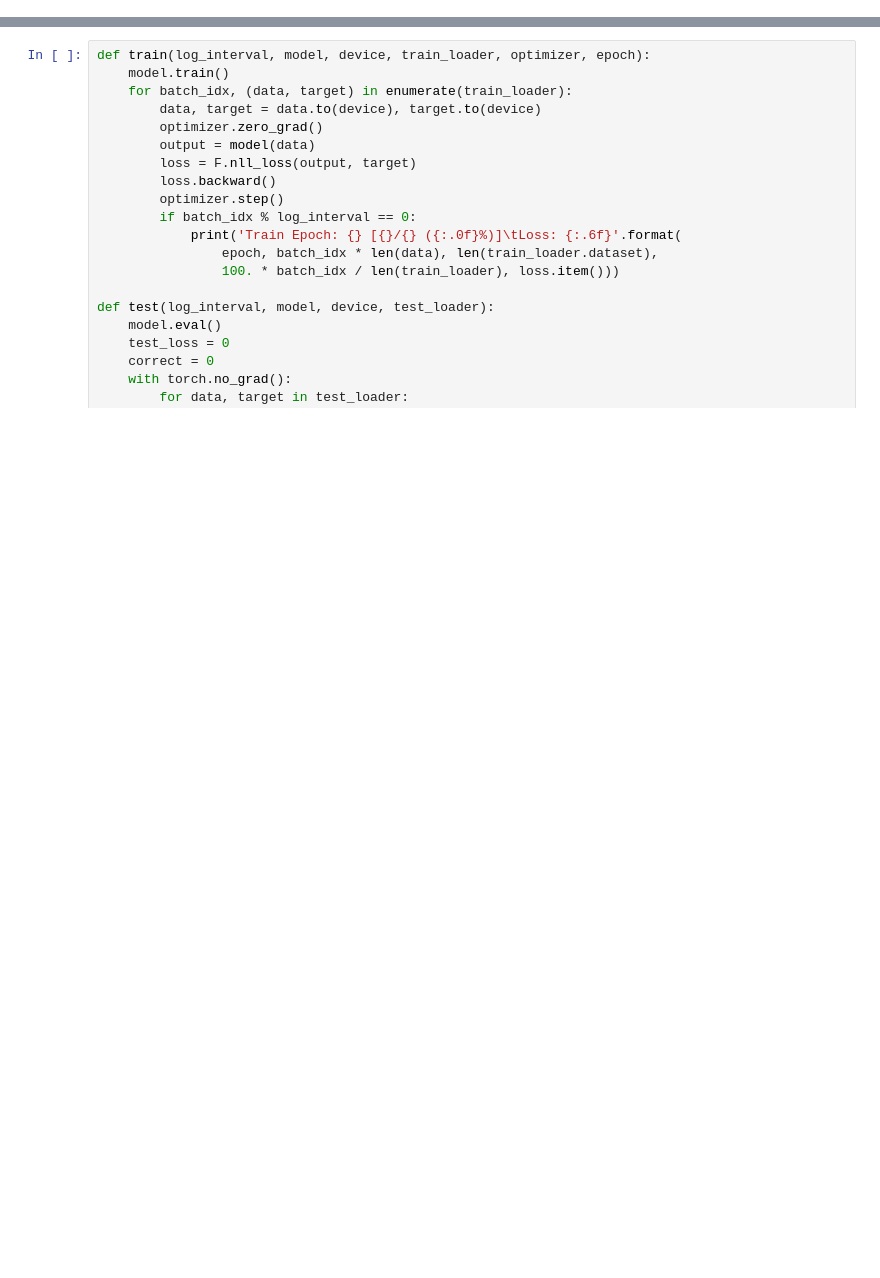
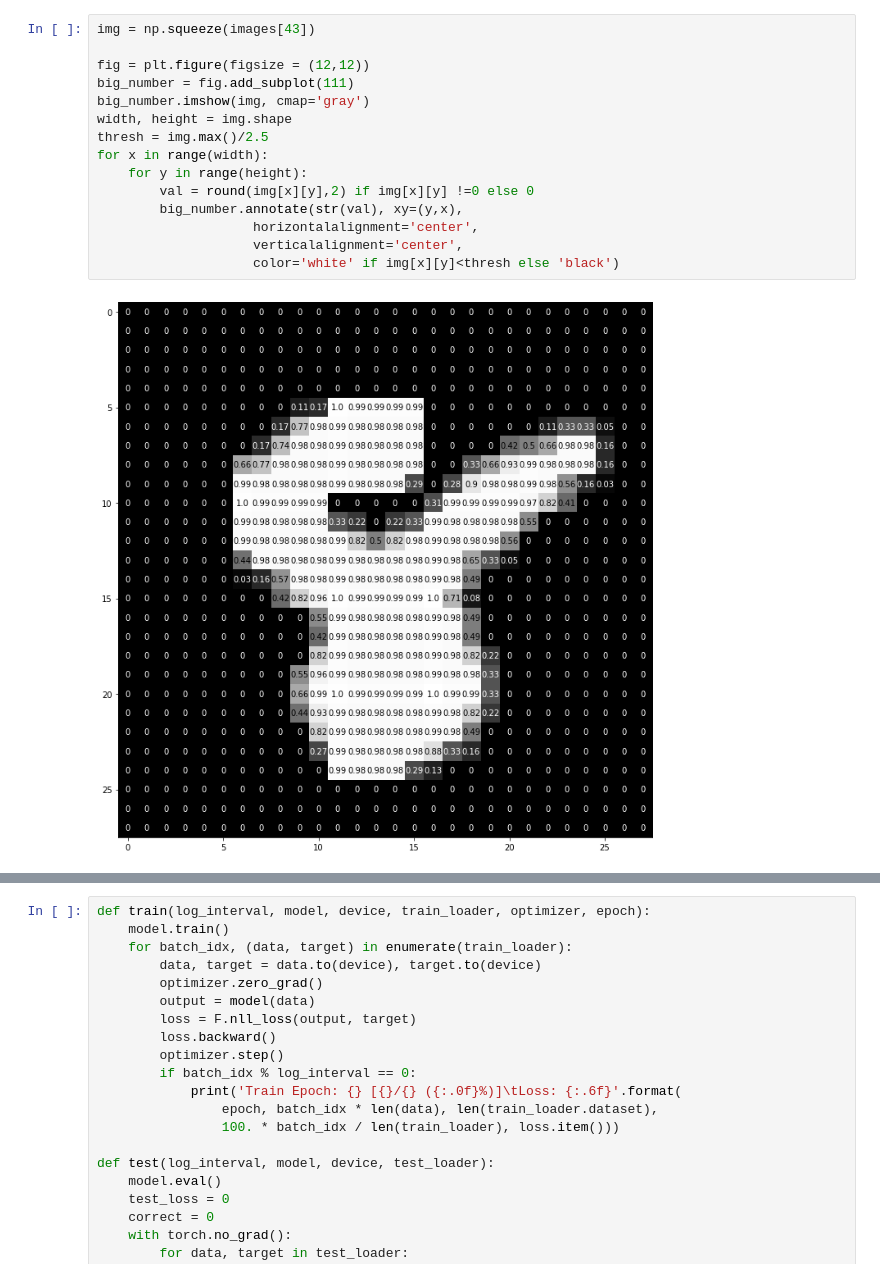
Before and after one commit to face22/lecture, a Jupyter notebook: mnist_mlp.ipynb, the cells around one changed output, grey strips where cells are left out. Drawn from its saved outputs; the diff is of its cells as text; blank space fills up the shorter version.

```diff
--- a/mnist_mlp.ipynb
+++ b/mnist_mlp.ipynb
@@ -9 +64,18 @@ from torchvision import datasets, transforms
+# %%
+img = np.squeeze(images[43])
+
+fig = plt.figure(figsize = (12,12))
+big_number = fig.add_subplot(111)
+big_number.imshow(img, cmap='gray')
+width, height = img.shape
+thresh = img.max()/2.5
+for x in range(width):
+    for y in range(height):
+        val = round(img[x][y],2) if img[x][y] !=0 else 0
+        big_number.annotate(str(val), xy=(y,x),
+                    horizontalalignment='center',
+                    verticalalignment='center',
+                    color='white' if img[x][y]<thresh else 'black')
+# %% [output]
+[figure, added]
 # %%
```
Also changed, not shown: parts of 9 cells of this notebook.
